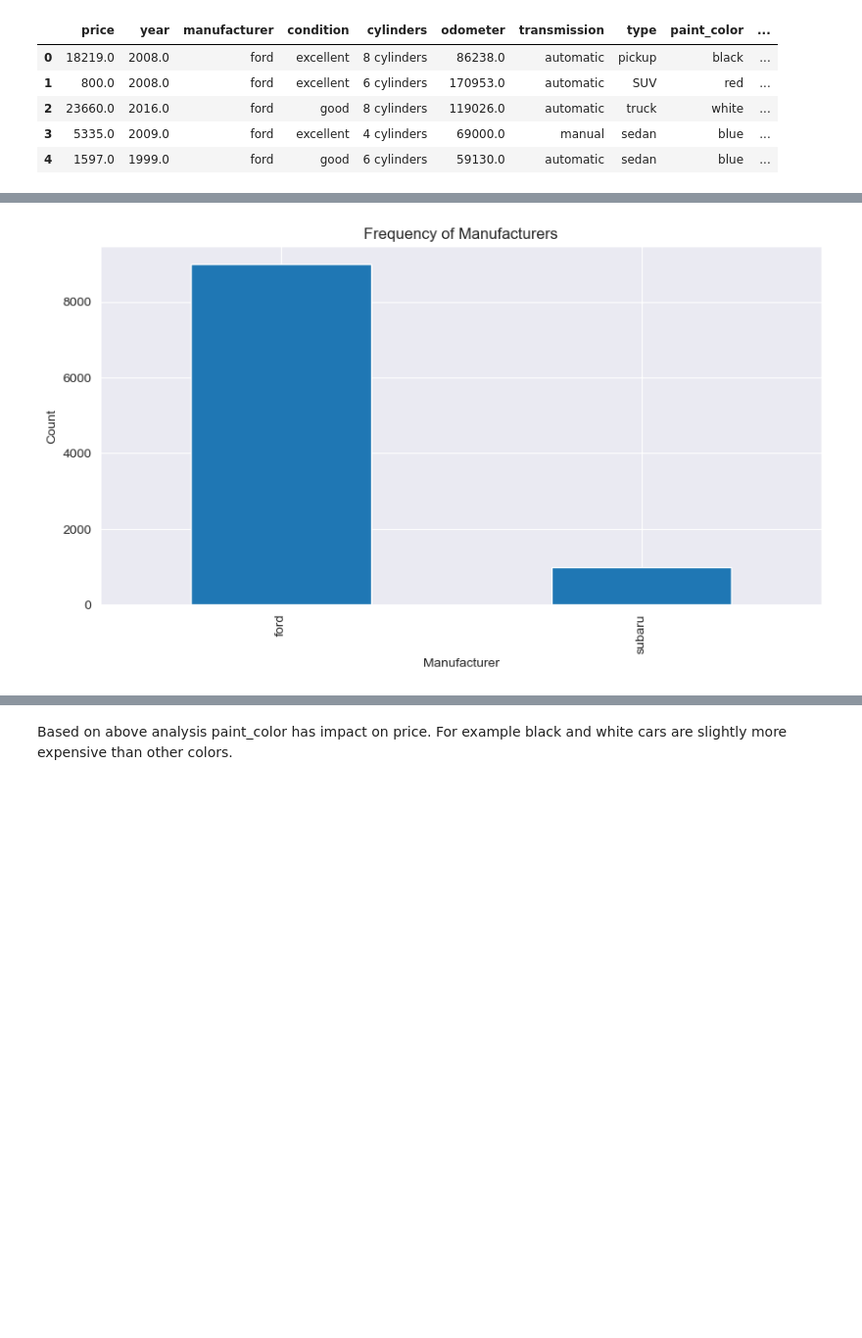
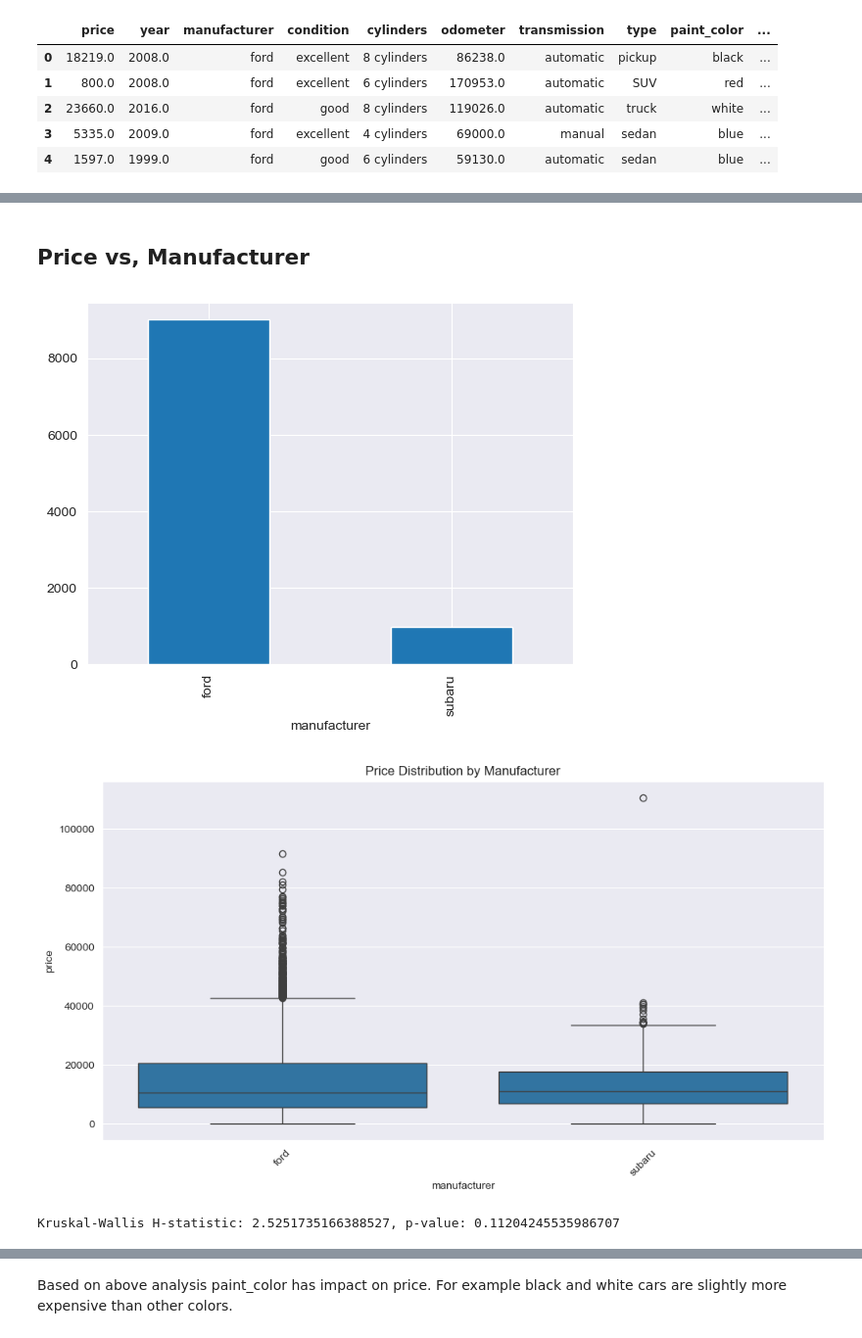
Before and after one commit to logger421/ExplainableAI, a Jupyter notebook: work_set1.ipynb, the cells around one changed output, grey strips where cells are left out. Shown: that part at 98% size. Saved outputs shown, nothing was run; the diff lists cells and outputs as text; code cells hidden in the pictures; blank space fills up the shorter version.

```diff
--- a/work_set1.ipynb
+++ b/work_set1.ipynb
@@ -117,0 +140,21 @@ plt.show()
+# %%
+plt.figure(figsize=(8, 6))
+sns.scatterplot(x='year', y='price', data=dataset)
+plt.title("Price vs. Year")
+plt.show()
+
+print(dataset.loc[dataset['price'] > 300000])
+
+dataset = dataset[dataset['price'] < 300000]
+
+plt.figure(figsize=(8, 6))
+sns.scatterplot(x='year', y='price', data=dataset)
+plt.title("Price vs. Year")
+plt.show()
+
+dataset['year_bin'] = pd.qcut(dataset['year'], q=4,)
+plt.figure(figsize=(12, 6))
+sns.boxplot(x='year_bin', y='price', data=dataset)
+plt.xticks(rotation=45)
+plt.title('Price distribution by year')
+plt.show()
@@ -118,9 +168,18 @@ plt.show()
+# %% [markdown]
+## Price vs, Manufacturer
 # %%
-plt.figure(figsize=(10, 5))
 dataset['manufacturer'].value_counts().plot(kind='bar')
-plt.title("Frequency of Manufacturers")
-plt.xlabel("Manufacturer")
-plt.ylabel("Count")
+
+plt.figure(figsize=(12, 6))
+sns.boxplot(x='manufacturer', y='price', data=dataset)
+plt.xticks(rotation=45)
+plt.title('Price distribution by manufacturer')
 plt.show()
+
+groups = [group['price'].values for name, group in dataset.groupby('manufacturer')]
+h_stat, p_val = kruskal(*groups)
+print(f"Kruskal-Wallis H-statistic: {h_stat}, p-value: {p_val}")
 # %% [output]
-[figure, old version]
+[figure, new version]
+[figure, added]
+Kruskal-Wallis H-statistic: 2.5251735166388527, p-value: 0.11204245535986707
```
Also changed, not shown: parts of 43 cells of this notebook.
